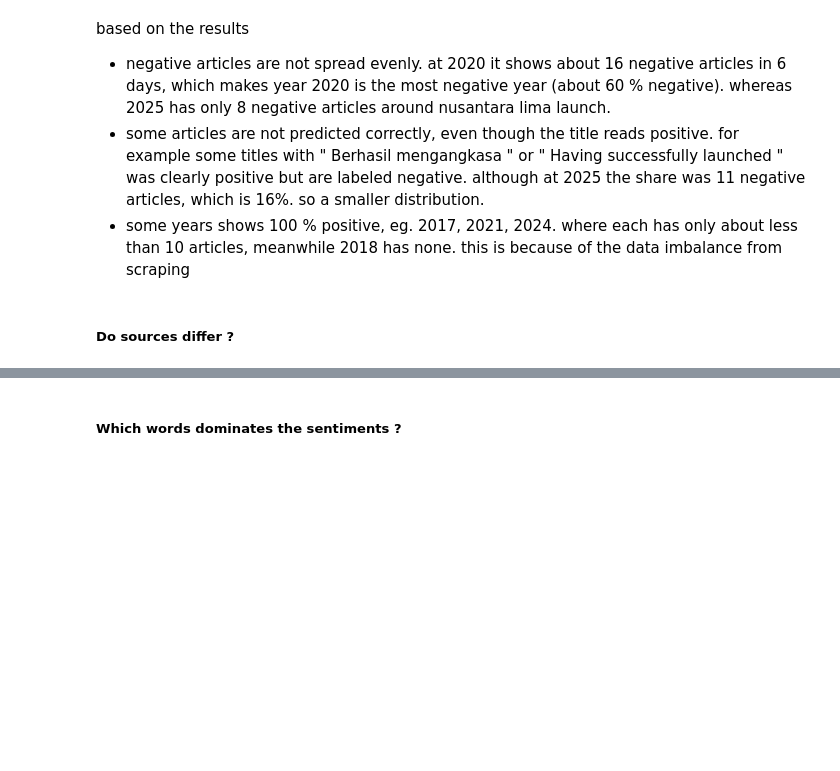
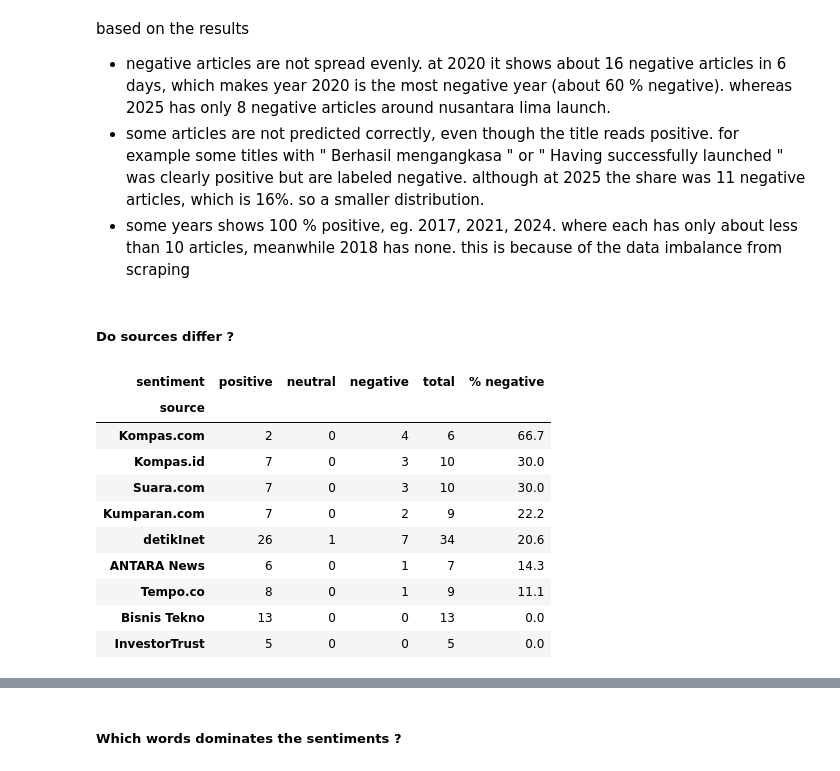
Before and after one commit to lTsumetai/PSN-Article-Sentiment-Analysis, a Jupyter notebook: Article_Sentiment_Analysis.ipynb, the cells around one changed output, grey strips where cells are left out. Saved outputs shown, nothing was run; the diff lists cells and outputs as text; code cells hidden in the pictures; blank space fills up the shorter version.

Commit message:
Answered 4 sentiment analysis questions

```diff
--- a/Article_Sentiment_Analysis.ipynb
+++ b/Article_Sentiment_Analysis.ipynb
@@ -729,3 +729,26 @@ based on the results
 - some years shows 100 % positive, eg. 2017, 2021, 2024. where each has only about less than 10 articles, meanwhile 2018 has none. this is because of the data imbalance from scraping
 # %% [markdown]
 ##### Do sources differ ?
+# %%
+source_counts = df["source"].value_counts()
+big_sources = source_counts[source_counts >= 5].index
+
+df_big = df[df["source"].isin(big_sources)]
+
+source_table = pd.crosstab(df_big["source"], df_big["sentiment"]).reindex(columns=order, fill_value=0)
+source_table["total"] = source_table.sum(axis=1)
+source_table["% negative"] = (source_table["negative"] / source_table["total"] * 100).round(1)
+
+source_table.sort_values("% negative", ascending=False)
+# %% [output]
+| sentiment | positive | neutral | negative | total | % negative |
+| source |  |  |  |  |  |
+| Kompas.com | 2 | 0 | 4 | 6 | 66.7 |
+| Kompas.id | 7 | 0 | 3 | 10 | 30.0 |
+| Suara.com | 7 | 0 | 3 | 10 | 30.0 |
+| Kumparan.com | 7 | 0 | 2 | 9 | 22.2 |
+| detikInet | 26 | 1 | 7 | 34 | 20.6 |
+| ANTARA News | 6 | 0 | 1 | 7 | 14.3 |
+| Tempo.co | 8 | 0 | 1 | 9 | 11.1 |
+| Bisnis Tekno | 13 | 0 | 0 | 13 | 0.0 |
+| InvestorTrust | 5 | 0 | 0 | 5 | 0.0 |
```
Also changed, not shown: parts of 3 cells of this notebook.
